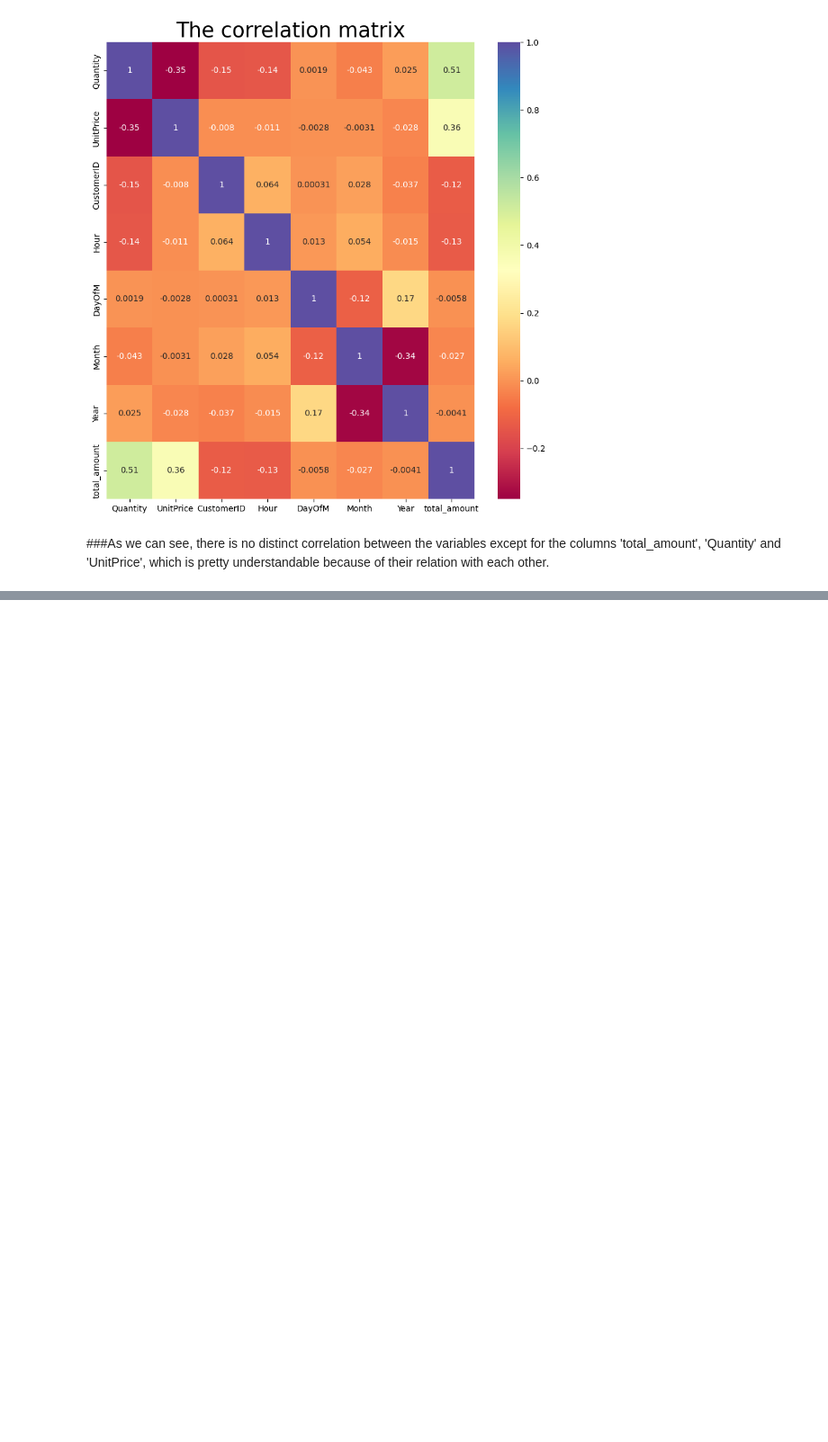
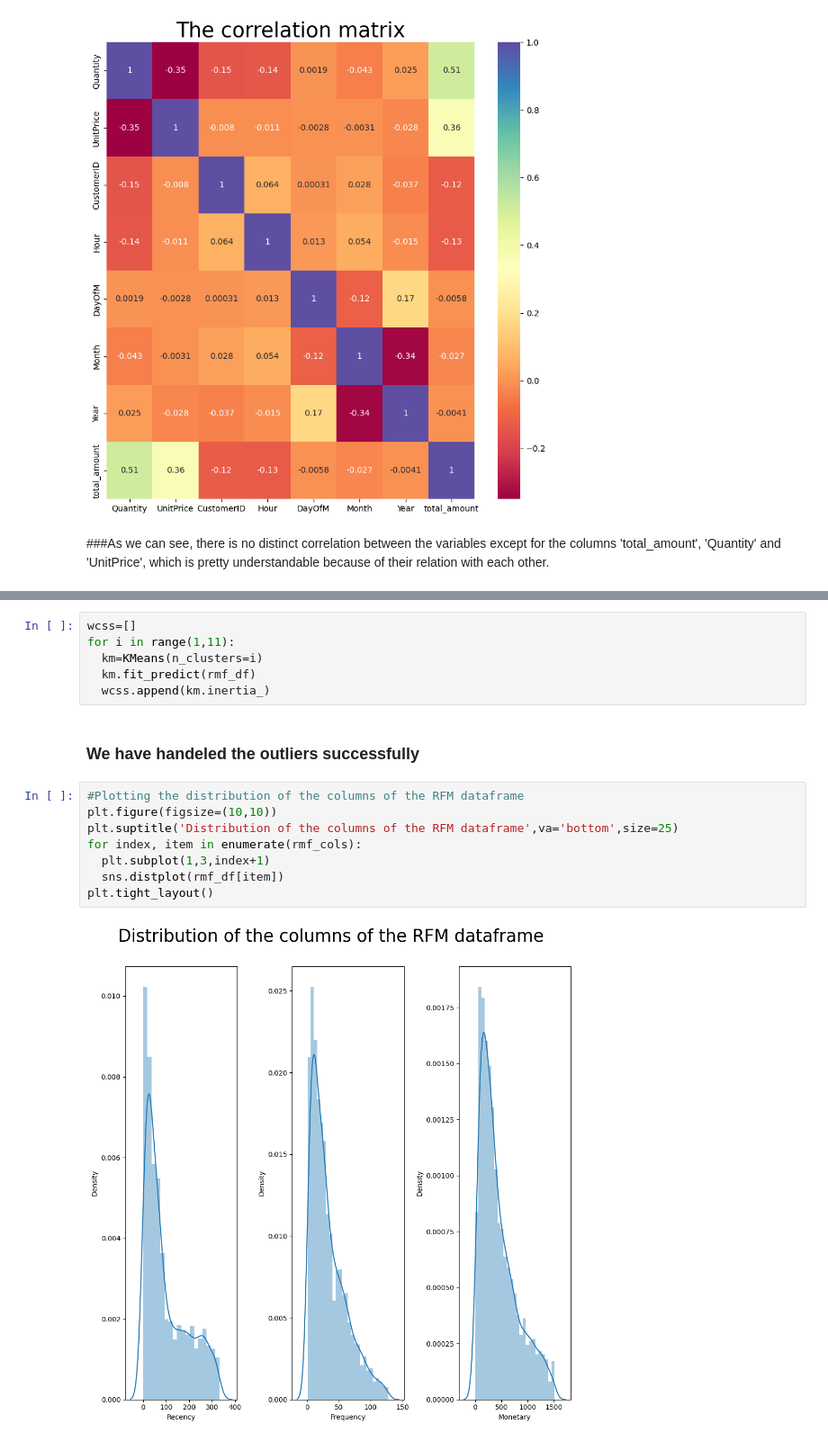
Before and after one commit to vishant750/Online_Retail_Customer_Segmentation, a Jupyter notebook: Online_Retail_Customer_Segmentation.ipynb, the cells around one changed output, grey strips where cells are left out. Shown at 90% size. Cells and saved outputs as stored; diff of their text form; blank space fills up the shorter version.

```diff
--- a/Online_Retail_Customer_Segmentation.ipynb
+++ b/Online_Retail_Customer_Segmentation.ipynb
@@ -455,0 +587,18 @@ plt.show()
+# %%
+wcss=[]
+for i in range(1,11):
+  km=KMeans(n_clusters=i)
+  km.fit_predict(rmf_df)
+  wcss.append(km.inertia_)
+# %% [markdown]
+### We have handeled the outliers successfully
+# %%
+#Plotting the distribution of the columns of the RFM dataframe
+plt.figure(figsize=(10,10))
+plt.suptitle('Distribution of the columns of the RFM dataframe',va='bottom',size=25)
+for index, item in enumerate(rmf_cols):
+  plt.subplot(1,3,index+1)
+  sns.distplot(rmf_df[item])
+plt.tight_layout()
+# %% [output]
+[figure, added]
```
Also changed, not shown: parts of 16 cells of this notebook.
